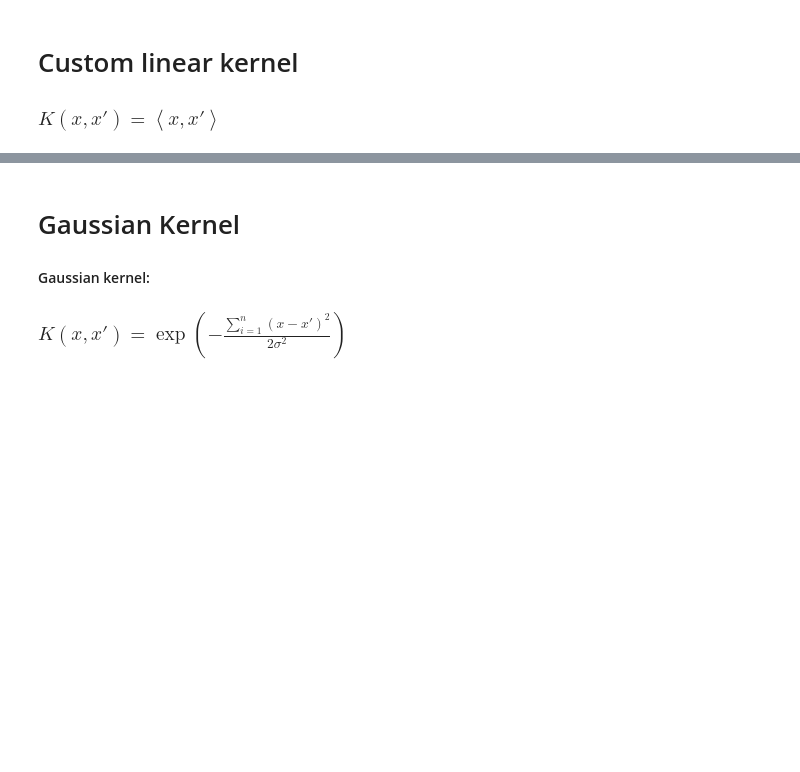
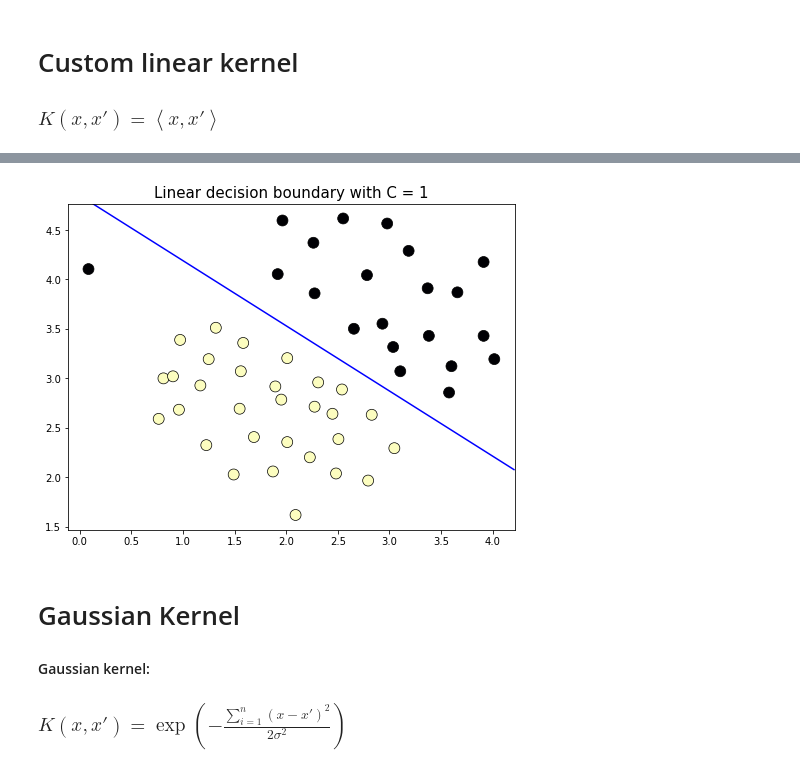
Before and after one commit to roshankoirala/Machine_learning-, a Jupyter notebook: 08. Support Vector Machine.ipynb, the cells around one changed output, grey strips where cells are left out. Cells and saved outputs as stored; diff of their text form; code cells hidden in the pictures; blank space fills up the shorter version.

```diff
--- a/08. Support Vector Machine.ipynb
+++ b/08. Support Vector Machine.ipynb
@@ -111,3 +80,7 @@ plt.show()
+# %%
+plot_decision_boundary(clf, X1, y1)
+# %% [output]
+[figure, added]
 # %% [markdown]
 # Gaussian Kernel
 
```
Also changed, not shown: parts of 31 cells of this notebook.
